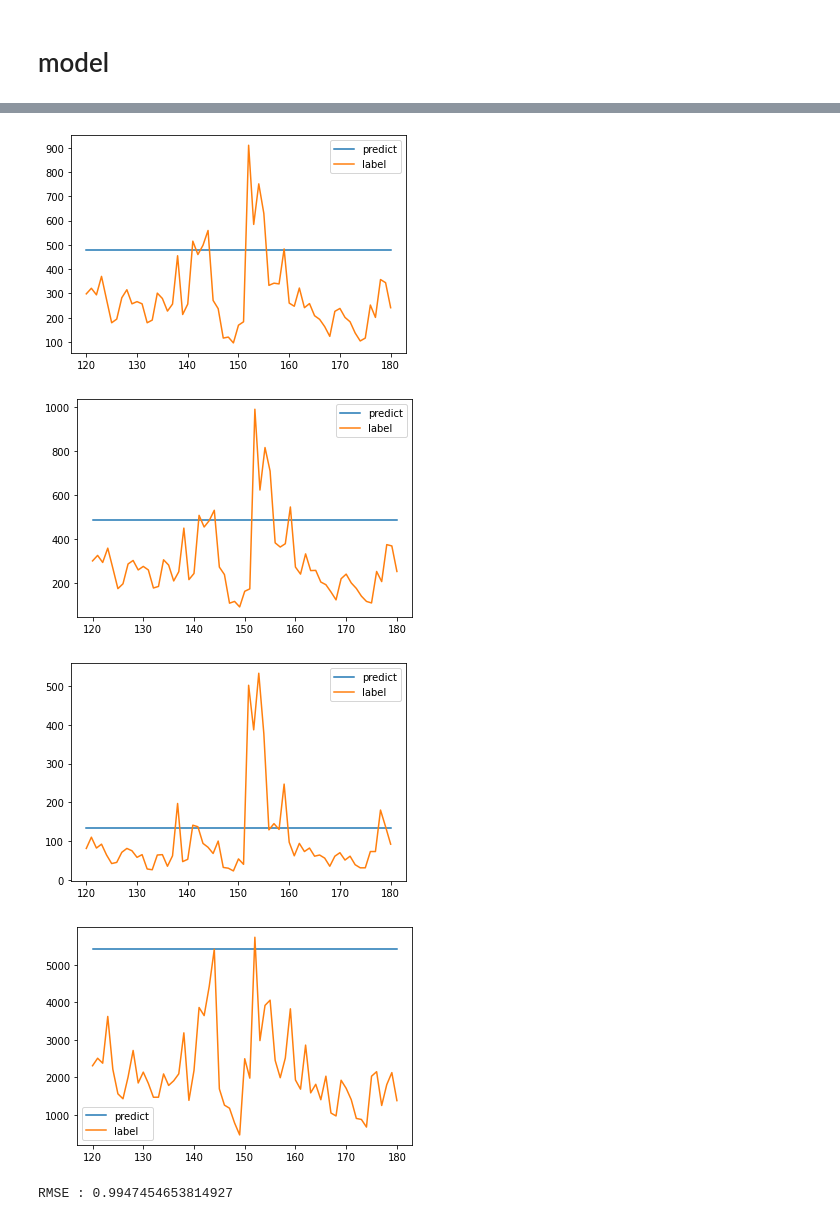
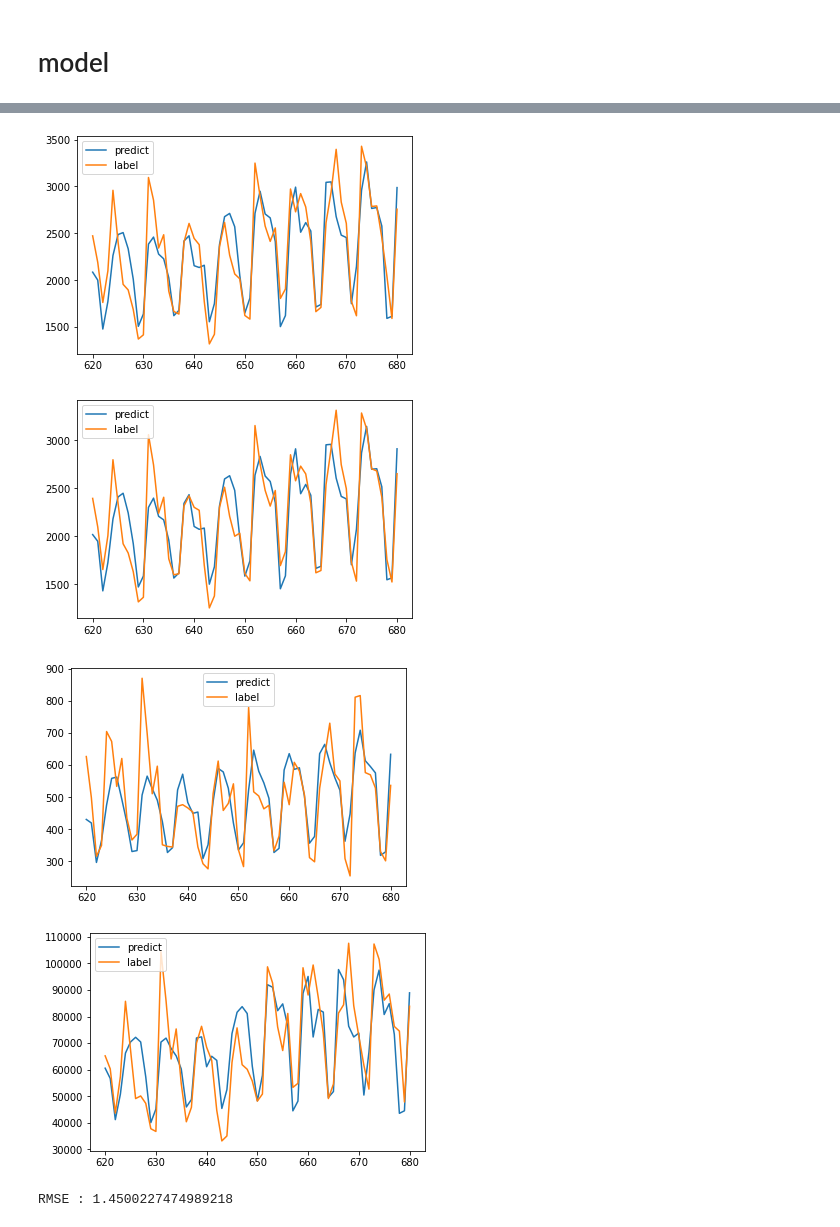
Before and after one commit to 100jy/dacon_ts_forecasting, a Jupyter notebook: 시계열_예측_3.ipynb, the cells around one changed output, grey strips where cells are left out. Cells and saved outputs as stored; diff of their text form; code cells hidden in the pictures.

```diff
--- a/시계열_예측_3.ipynb
+++ b/시계열_예측_3.ipynb
@@ -83,6 +84,6 @@ train
 # %%
-def make_data(df, window_size=61):
-  # in 61
+def make_data(df, window_size=180):
+  # in 180
   input_window = window_size
   # out 61
   output_window = 61
@@ -121,19 +122,27 @@ class DatasetWindows(Dataset):
 # B x 61 x 75
 # embedding
 # B x 61 x 4
-# recurrent
-# B x 61 x 4
 class SimpleLinear(nn.Module):
     def __init__(self):
         super(SimpleLinear, self).__init__()
 
-        self.embedding = nn.Sequential(nn.Linear(75, 32),
+        self.embedding = nn.Sequential(nn.Linear(76, 32),
                                        nn.Dropout(0.8),
                                        nn.ReLU())
+
+        #self.conv = nn.Conv1d(180, 61, 1, 1)
+        self.LSTM = nn.Sequential(nn.LSTM(input_size = 180,
+                            hidden_size = 90,
+                            num_layers=1,
+                            batch_first=True))
+
         self.last = nn.Sequential(nn.Linear(32, 4))
 
     def forward(self, x_time):
         x_time = self.embedding(x_time)
+        x_time,_ = self.LSTM(x_time.transpose(-2,-1))
+        x_time = x_time[...,-61:]
+        x_time = x_time.transpose(-2,-1)
         out_time = self.last(x_time)
 
         return out_time
@@ -154,7 +163,7 @@ class ModelManager():
 
       cv_set = df
       dataset = DatasetWindows(cv_set)
-      self.dataloders.append(DataLoader(dataset, batch_size=300,  num_workers=0, pin_memory=False,
+      self.dataloders.append(DataLoader(dataset, batch_size=30,  num_workers=0, pin_memory=False,
                                         shuffle=True))
 
   def fit(self, num_epochs=500, lr=1e-2 ,log=False, val_set=None, train_set=None):
@@ -195,7 +204,7 @@ class ModelManager():
 
   def predict(self, df):
 
-    last_observe = df.iloc[-61:,1:]
+    last_observe = df.iloc[-180:,1:]
     inp_tensor = torch.tensor(last_observe.values, dtype=torch.float32).cuda()
     inp_tensor = inp_tensor.unsqueeze(0)
 
@@ -247,5 +256,5 @@ train_split = train[:-61]
 val = train.iloc[-61:, 1:5]
 
 simple = ModelManager(SimpleLinear, train_split, cv=1)
-simple.fit(num_epochs=1000, lr=1e-2, log=True, val_set=val, train_set=train_split)
+simple.fit(num_epochs=1500, lr=1e-3, log=True, val_set=val, train_set=train_split)
 # %% [output]
@@ -270,10 +284,10 @@ RMSE : 3.453172860861545
 # %%
-simple.make_val_plot( train_split.iloc[100:100 + 61, 1:5], train_split[:100])
+simple.make_val_plot( train_split.iloc[600:600 + 61, 1:5], train_split[:600])
 # %% [output]
-[figure, old version]
+[figure, new version]
-[figure, old version]
+[figure, new version]
-[figure, old version]
+[figure, new version]
-[figure, old version]
+[figure, new version]
-RMSE : 0.9947454653814927
+RMSE : 1.4500227474989218
 # %%
 predictor = ModelManager(SimpleLinear, train_whole, cv=1)
```
Also changed, not shown: parts of 9 cells of this notebook.
